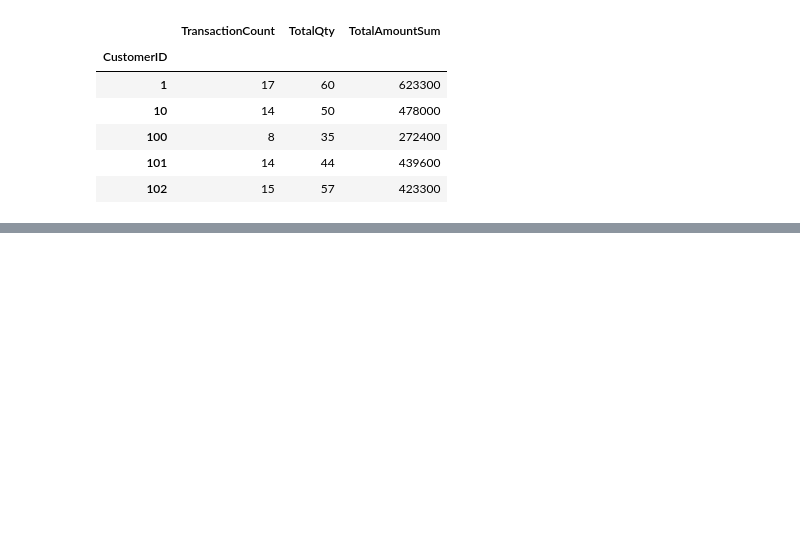
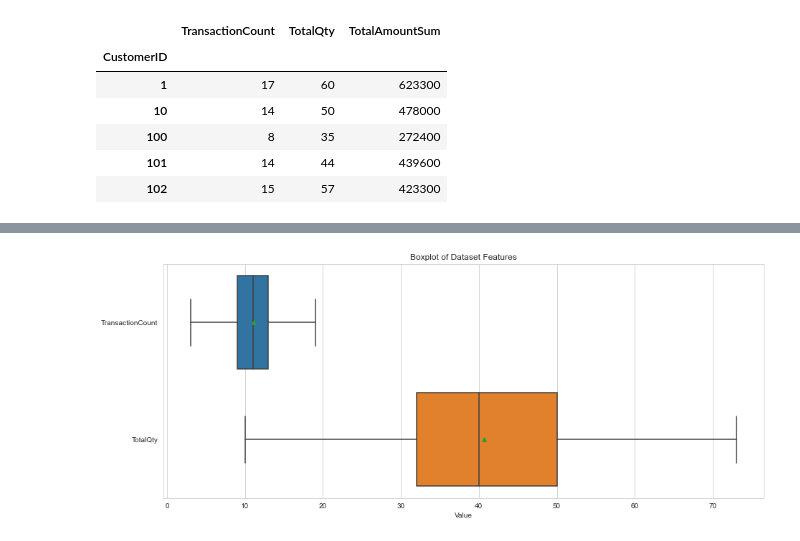
Before and after one commit to TheOX7/Final-Task-Kalbe, a Jupyter notebook: clustering.ipynb, the cells around one changed output, grey strips where cells are left out. Saved outputs shown, nothing was run; the diff lists cells and outputs as text; code cells hidden in the pictures; blank space fills up the shorter version.

```diff
--- a/clustering.ipynb
+++ b/clustering.ipynb
@@ -468,0 +400,23 @@ print(davies_bouldin_score(X, model_hc.labels_))
+# %%
+import numpy as np
+import pandas as pd
+
+def remove_outliers_dataframe(df, columns, threshold=3):
+    df_filtered = df.copy()
+
+    for column in columns:
+        data = df[column]
+        mean = np.mean(data)
+        std = np.std(data)
+        z_scores = np.abs((data - mean) / std)
+        df_filtered = df_filtered[z_scores < threshold]
+
+    return df_filtered
+# %%
+# Kolom-kolom yang ingin difilter
+columns_to_filter = ['TransactionCount', 'TotalQty', 'TotalAmountSum']
+
+# Menghapus outlier dari kolom-kolom yang ditentukan
+df_grouped = remove_outliers_dataframe(df_grouped, columns_to_filter)
+
+df_grouped
@@ -468,0 +438,6 @@ print(davies_bouldin_score(X, model_hc.labels_))
+# %%
+plot_box(data = df_grouped.iloc[:,:2],
+         labels = df_grouped.columns.tolist()[:2],
+         title='Boxplot of Dataset Features')
+# %% [output]
+[figure, added]
```
Also changed, not shown: parts of 48 cells of this notebook, 1 other file.
